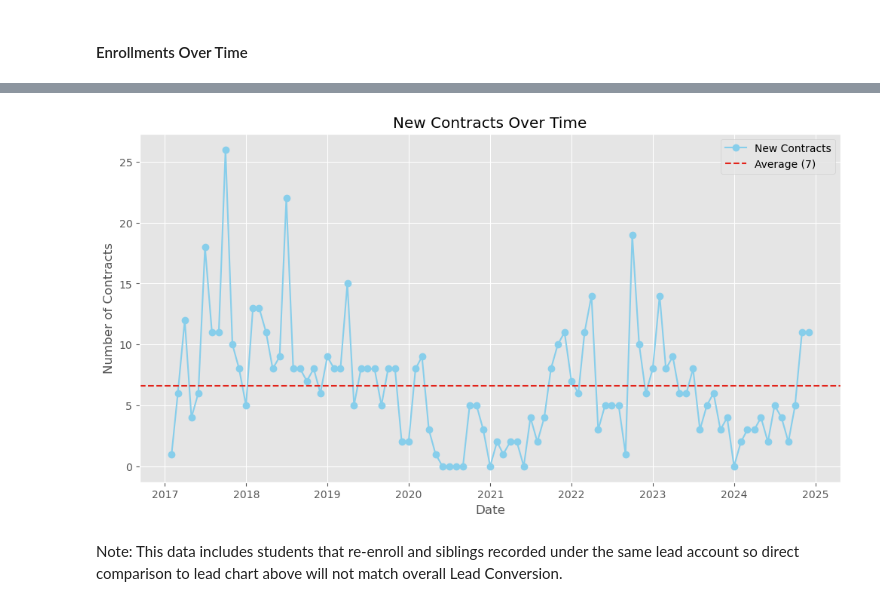
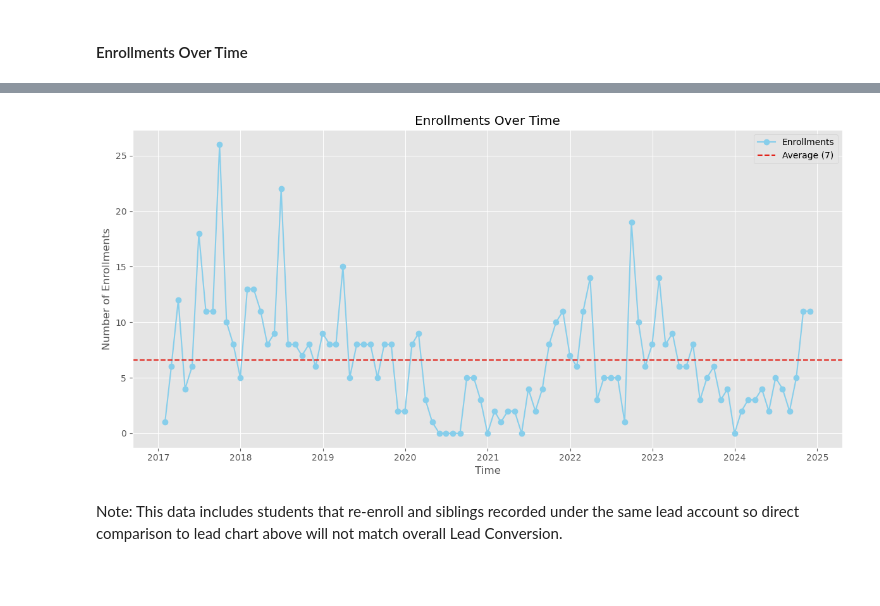
Before and after one commit to elijahlopez94/trends_in_supplemental_education_program, a Jupyter notebook: eda_notebook.ipynb, the cells around one changed output, grey strips where cells are left out. Saved outputs shown, nothing was run; the diff lists cells and outputs as text; code cells hidden in the pictures; blank space fills up the shorter version.

Commit message:
Created 'per Month' function to simplify code and increase readability.

```diff
--- a/eda_notebook.ipynb
+++ b/eda_notebook.ipynb
@@ -44,15 +44,14 @@ def standardize_columns(df):
     df.columns = df.columns.str.replace(' ', '_').str.lower()
     return df
 # %%
-def plot_x_over_time(x, y, title, x_label, y_label, line_label, average_label_color='#E2231A'):
+def plot_x_over_time(x, y, title, y_label, line_label, average_label_color='#E2231A'):
     """
     Plots a time series with a line representing the average value.
 
     Parameters:
         x (var): Data for x-axis.
         y (var): Data for y-axis.
-        title (str): Title of the plot.
-        x_label (str): Label for the x-axis.
+        title (str): The chart title.
         y_label (str): Label for the y-axis.
         line_label (str): Label for the line in the legend.
         average_label_color (str): Color for the average line (default: '#E2231A').
@@ -69,7 +68,7 @@ def plot_x_over_time(x, y, title, x_label, y_label, line_label, average_label_co
 
     # Add title, labels, and legend
     plt.title(title)
-    plt.xlabel(x_label)
+    plt.xlabel('Time')
     plt.ylabel(y_label)
     plt.legend()
     plt.grid(True)
@@ -911,24 +915,16 @@ plt.show();
 # %%
 # Filter date >= 2017-01-01 and group by month
 filtered_monthly_accounts_start = monthly_accounts[(monthly_accounts.index >= '2017-01-01') & (monthly_accounts.index < '2024-12-01')]
 
-# Plot the graph
-plt.figure(figsize=(12, 6))
-plt.plot(filtered_monthly_accounts_start.index, filtered_monthly_accounts_start.values, marker='o', linestyle='-', color='skyblue', label='New Contracts')
-
-# Calculate and plot the mean
-average_leads = filtered_monthly_accounts_start.mean()
-plt.axhline(y=average_leads, color='#E2231A', linestyle='--', label=f'Average ({average_leads:.0f})')
-
-# Add title, labels, and legend
-plt.title('New Contracts Over Time')
-plt.xlabel('Date')
-plt.ylabel('Number of Contracts')
-plt.legend()
-plt.grid(True)
-plt.show();
+plot_x_over_time(
+    x=filtered_monthly_accounts_start.index,
+    y=filtered_monthly_accounts_start.values,
+    title='Enrollments Over Time',
+    y_label='Number of Enrollments',
+    line_label='Enrollments'
+)
 # %% [output]
-[figure, old version]
+[figure, new version]
 # %% [markdown]
 Note: This data includes students that re-enroll and siblings recorded under the same lead account so direct comparison to lead chart above will not match overall Lead Conversion.
 # %% [markdown]
```
Also changed, not shown: parts of 17 cells of this notebook.
